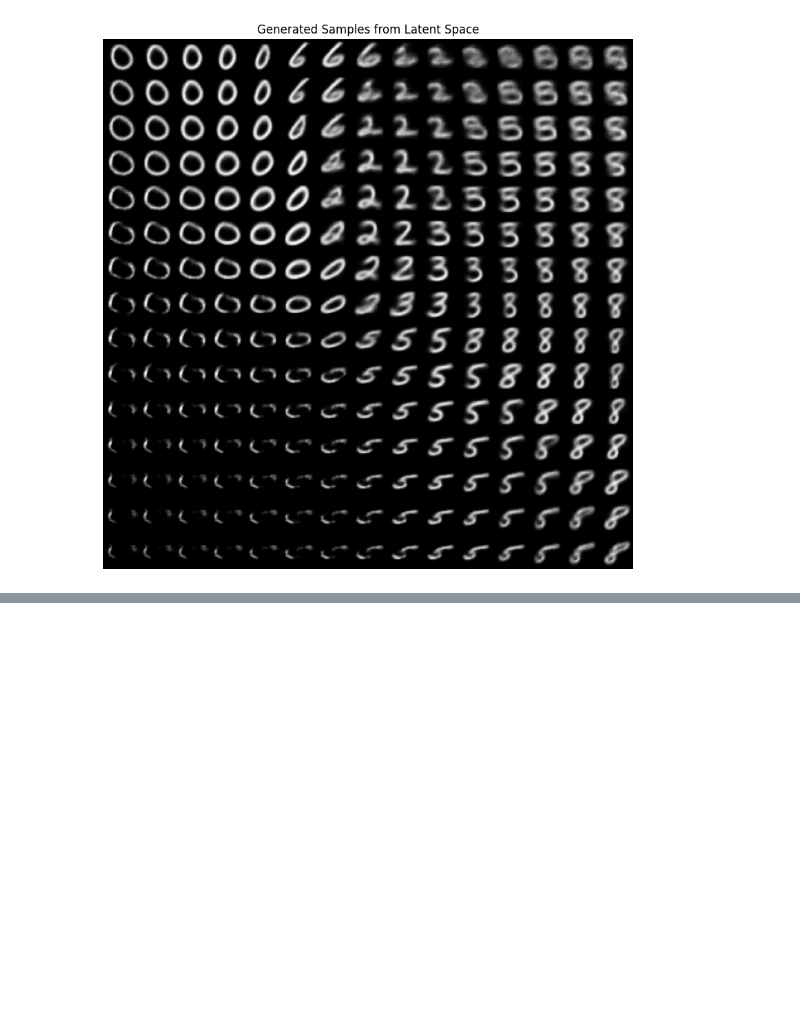
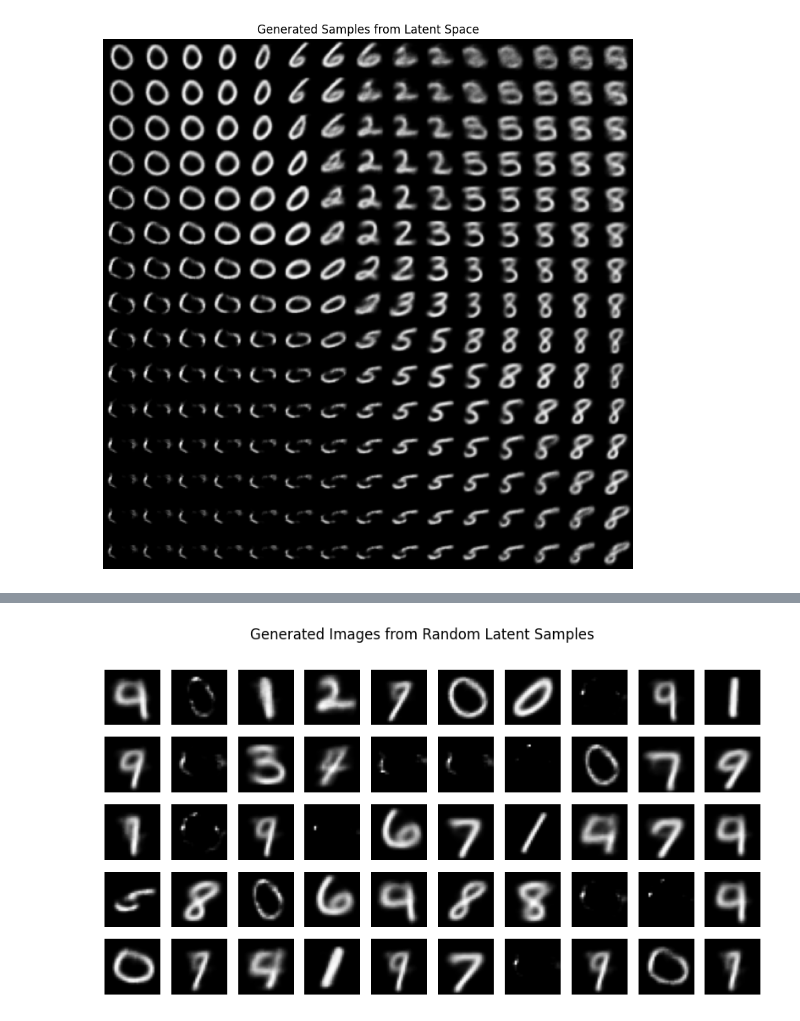
Before and after one commit to masud70/Deep-Generative-Modeling-Theory-and-Application, a Jupyter notebook: Assignments/Assignment1/Problem2/T4.ipynb, the cells around one changed output, grey strips where cells are left out. Saved outputs shown, nothing was run; the diff lists cells and outputs as text; code cells hidden in the pictures; blank space fills up the shorter version.

```diff
--- a/Assignments/Assignment1/Problem2/T4.ipynb
+++ b/Assignments/Assignment1/Problem2/T4.ipynb
@@ -111,3 +111,26 @@ def generate_from_latent(ae, n=10, scale=2.0):
 generate_from_latent(ae, n=15, scale=2)
 # %% [output]
 [figure]
+# %%
+(x_train, _), (x_test, _) = keras.datasets.mnist.load_data()
+mnist_digits = np.concatenate([x_train, x_test], axis=0)
+mnist_digits = np.expand_dims(mnist_digits, -1).astype("float32") / 255
+# %%
+# Compute mean and std of the latent representations of the real data
+z_real = encoder.predict(mnist_digits)
+mean = np.mean(z_real, axis=0)
+std = np.std(z_real, axis=0)
+
+# Sample random points from the latent space and generate 50 images
+z_samples = np.random.normal(loc=mean, scale=std, size=(50, z_real.shape[1]))
+generated_images = decoder.predict(z_samples)
+
+# Display the generated all 50 images
+plt.figure(figsize=(10, 5))
+for i in range(50):
+    plt.subplot(5, 10, i + 1)
+    plt.imshow(generated_images[i].squeeze(), cmap="gray")
+    plt.axis("off")
+plt.suptitle("Generated Images from Random Latent Samples")
+plt.show()
+# %% [output]
@@ -113,0 +139 @@ generate_from_latent(ae, n=15, scale=2)
+[figure, added]
```
Also changed, not shown: parts of 1 cell of this notebook.
